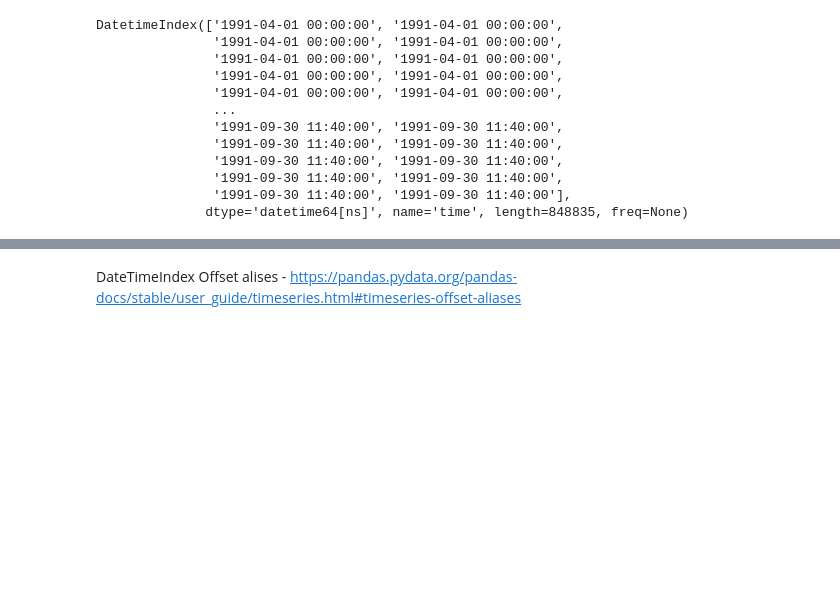
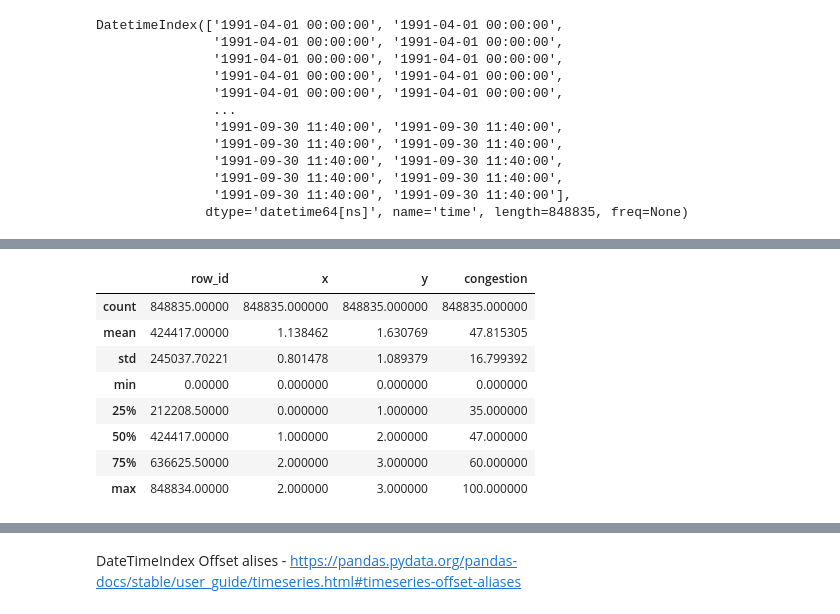
Before and after one commit to Data-Sales-Service/kaggle-work, a Jupyter notebook: 10-simple-pandas-tricks-for-better-life.ipynb, the cells around one changed output, grey strips where cells are left out. Drawn from its saved outputs; the diff is of its cells as text; code cells hidden in the pictures; blank space fills up the shorter version.

```diff
--- a/10-simple-pandas-tricks-for-better-life.ipynb
+++ b/10-simple-pandas-tricks-for-better-life.ipynb
@@ -168,0 +265,13 @@ DatetimeIndex(['1991-04-01 00:00:00', '1991-04-01 00:00:00',
+# %%
+# Describe statistics of the DataFrame
+train.describe()
+# %% [output]
+|  | row_id | x | y | congestion |
+| count | 848835.00000 | 848835.000000 | 848835.000000 | 848835.000000 |
+| mean | 424417.00000 | 1.138462 | 1.630769 | 47.815305 |
+| std | 245037.70221 | 0.801478 | 1.089379 | 16.799392 |
+| min | 0.00000 | 0.000000 | 0.000000 | 0.000000 |
+| 25% | 212208.50000 | 0.000000 | 1.000000 | 35.000000 |
+| 50% | 424417.00000 | 1.000000 | 2.000000 | 47.000000 |
+| 75% | 636625.50000 | 2.000000 | 3.000000 | 60.000000 |
+| max | 848834.00000 | 2.000000 | 3.000000 | 100.000000 |
```
Also changed, not shown: parts of 13 cells of this notebook.
